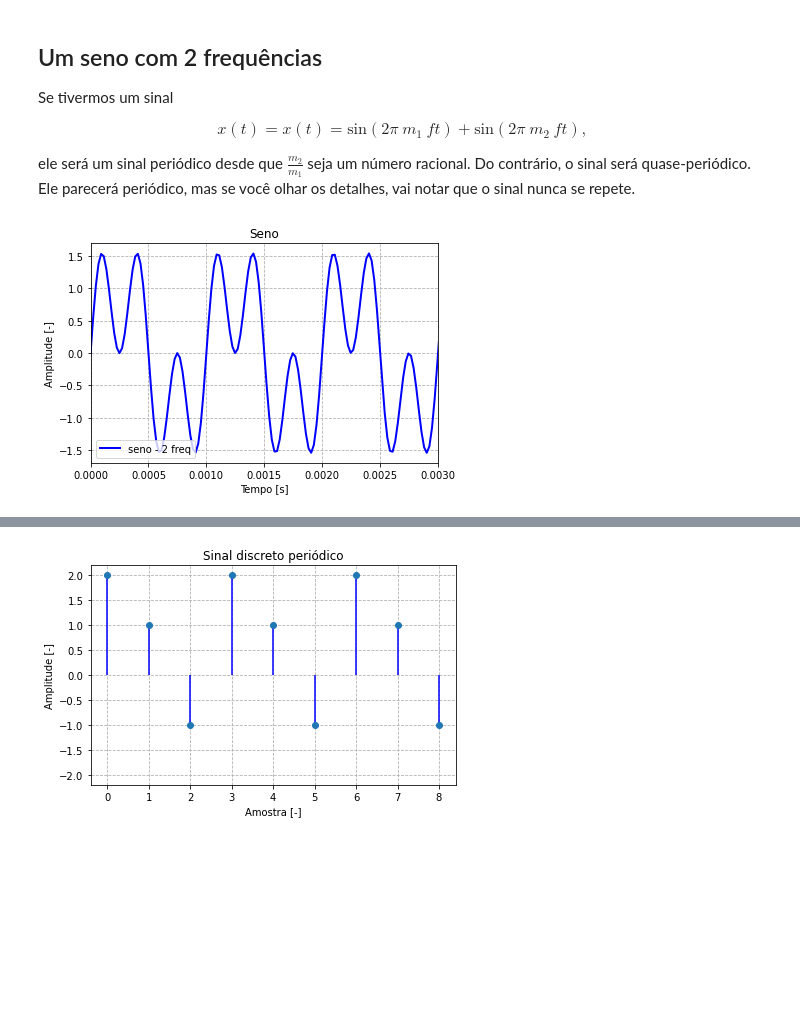
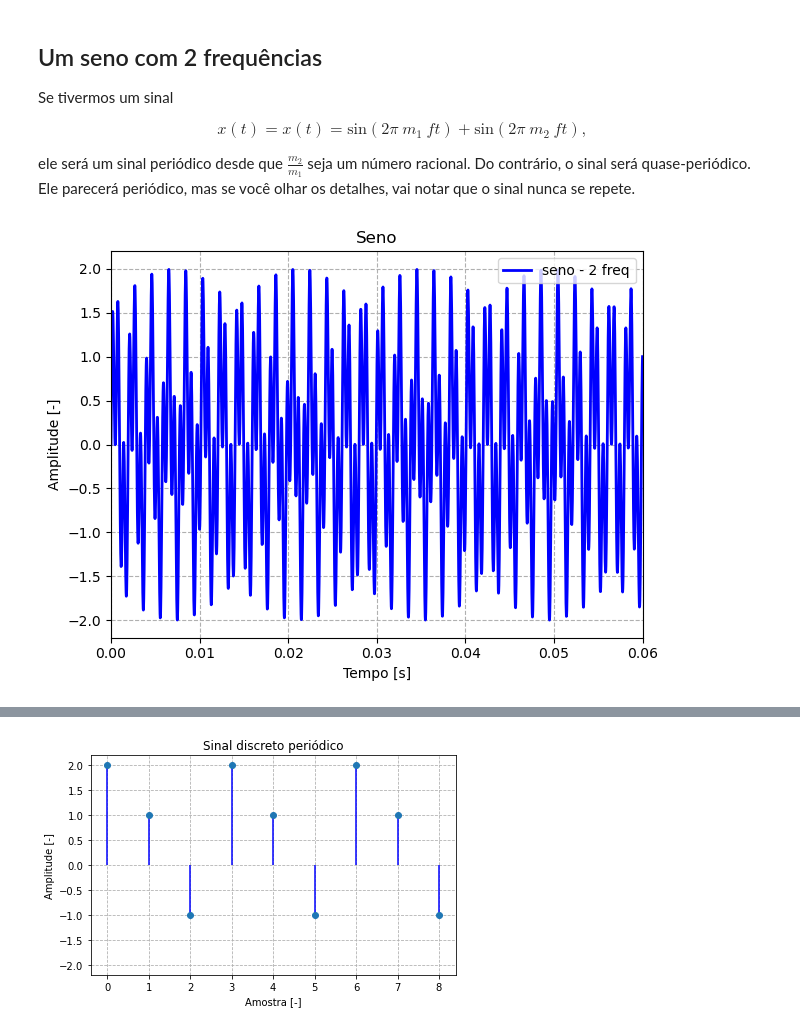
Before and after one commit to eric-brandao/codes_proc_de_sinais, a Jupyter notebook: Aula 5 - sinais periodicos/sinais periodicos.ipynb, the cells around one changed output, grey strips where cells are left out. Saved outputs shown, nothing was run; the diff lists cells and outputs as text; code cells hidden in the pictures; blank space fills up the shorter version.

```diff
--- a/Aula 5 - sinais periodicos/sinais periodicos.ipynb
+++ b/Aula 5 - sinais periodicos/sinais periodicos.ipynb
@@ -33,9 +33,9 @@ from scipy import signal # some signals
 import IPython.display as ipd # to play signals
 # %%
 # Configurações gerais
-fs = 44100
+fs = 5000
 t = np.linspace(0, 1, fs) # vetor temporal
-freq = 2000 # Frequencia fundamental
+freq = 250 # Frequencia fundamental
 # %%
 # seno ou cosseno
 xt = np.sin(2*np.pi*freq*t)
@@ -66,23 +66,23 @@ x(t) = x(t) = \mathrm{sin}(2  \pi \ m_1 \ f t) + \mathrm{sin}(2  \pi \ m_2 \ f t
 ele será um sinal periódico desde que $\frac{m_2}{m_1}$ seja um número racional. Do contrário, o sinal será quase-periódico. Ele parecerá periódico, mas se você olhar os detalhes, vai notar que o sinal nunca se repete.
 # %%
 # seno ou cosseno - 2 frequencias
-m = 3 #1.4*np.sqrt(2)
+m = np.pi
 xt = np.sin(2*np.pi*freq*t) +  np.sin(2*np.pi*m*freq*t)
 # Figura
 plt.figure()
 plt.title('Seno')
 plt.plot(t, xt, '-b', linewidth = 2, label = 'seno - 2 freq')
 plt.legend(loc = 'best')
 plt.grid(linestyle = '--', which='both')
 plt.xlabel('Tempo [s]')
 plt.ylabel('Amplitude [-]')
-plt.xlim((0, 3/freq))
+plt.xlim((0, 30/freq))
 plt.tight_layout()
 plt.show()
 # play
 ipd.Audio(xt, rate=fs) # load a NumPy array
 # %% [output]
-[figure, old version]
+[figure, new version]
 [interactive output not drawn]
 # %%
 # dente de serra
```
Also changed, not shown: parts of 4 cells of this notebook, 42 other files.
